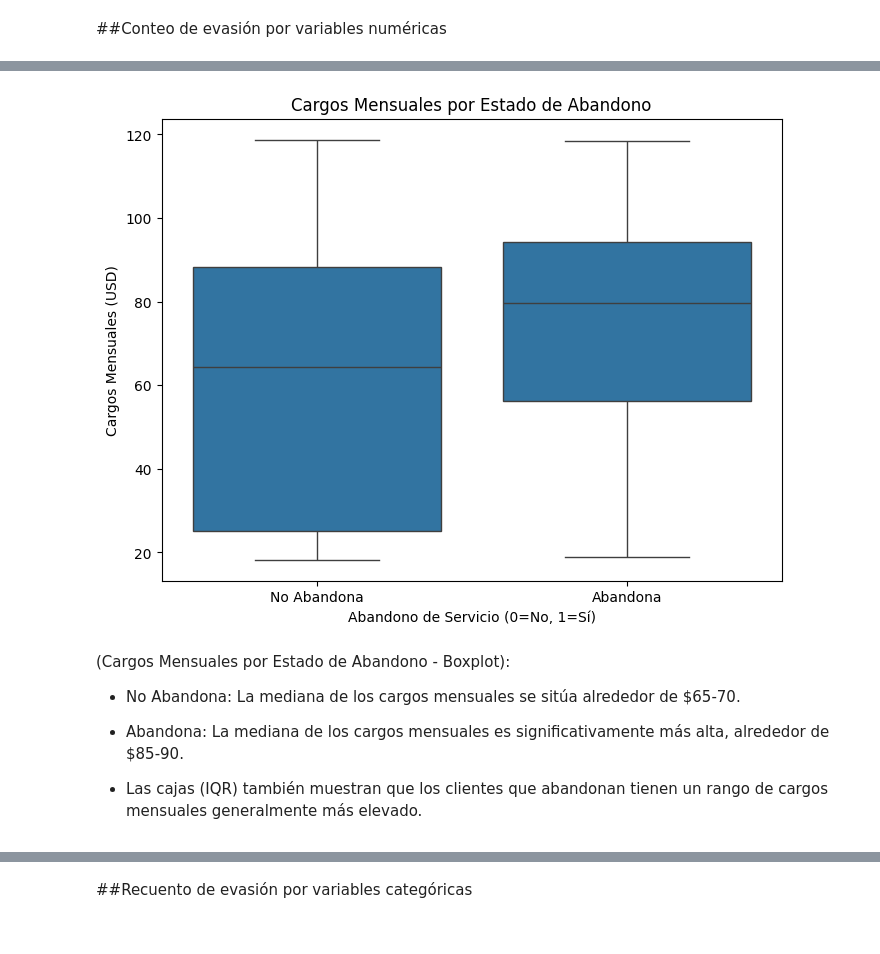
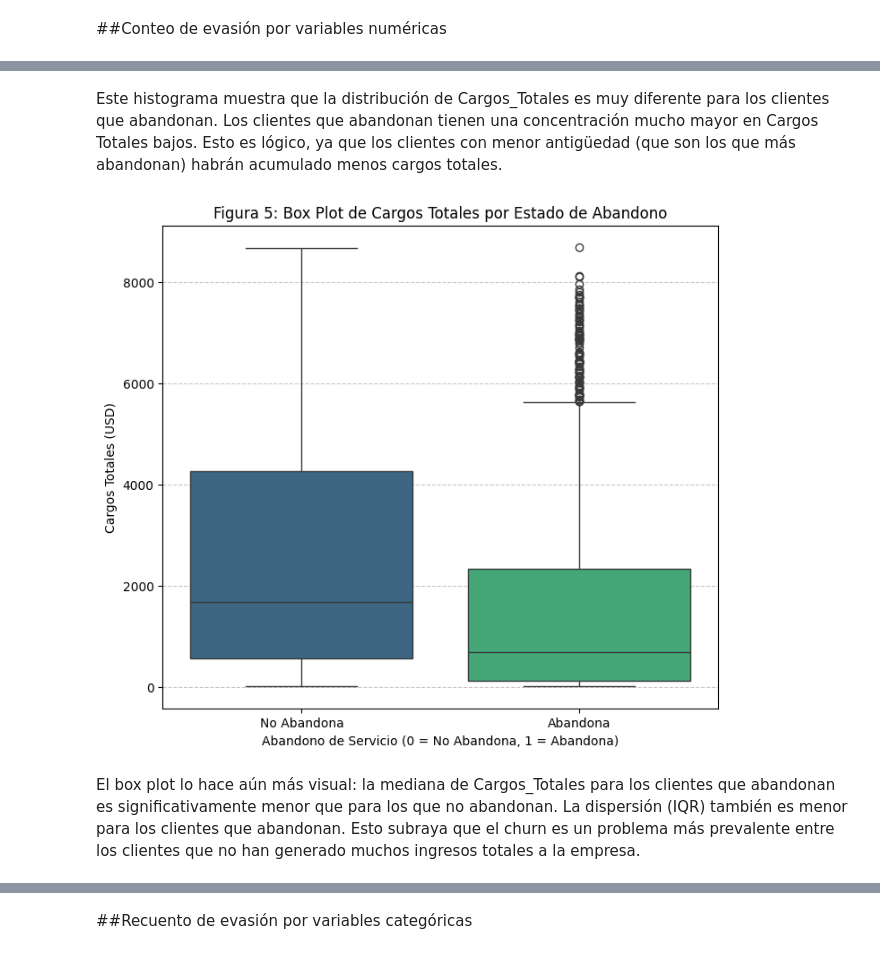
Before and after one commit to Ser2k2/challenge2-data-science-latam, a Jupyter notebook: TelecomX_LATAM.ipynb, the cells around one changed output, grey strips where cells are left out. Cells and saved outputs as stored; diff of their text form; code cells hidden in the pictures.

```diff
--- a/TelecomX_LATAM.ipynb
+++ b/TelecomX_LATAM.ipynb
@@ -1589,19 +1592,20 @@ Insight: La antigüedad del cliente es un predictor extremadamente potente del a
+# %% [markdown]
+Este histograma muestra que la distribución de Cargos_Totales es muy diferente para los clientes que abandonan. Los clientes que abandonan tienen una concentración mucho mayor en Cargos Totales bajos. Esto es lógico, ya que los clientes con menor antigüedad (que son los que más abandonan) habrán acumulado menos cargos totales.
 # %%
-# Ejemplo: Abandono por Cargos_Mensuales_USD (Box Plot)
-plt.figure(figsize=(8, 6))
-sns.boxplot(x='Abandono_Servicio', y='Cargos_Mensuales', data=df_M)
-plt.title('Cargos Mensuales por Estado de Abandono')
-plt.xlabel('Abandono de Servicio (0=No, 1=Sí)')
-plt.ylabel('Cargos Mensuales (USD)')
+plt.figure(figsize=(8, 7))
+
+# La corrección: Asignar 'Abandono_Servicio' (la variable del eje x) a 'hue' y luego ocultar la leyenda.
+sns.boxplot(x='Abandono_Servicio', y='Cargos_Totales', hue='Abandono_Servicio',
+            data=df_M, palette='viridis', legend=False)
+
+plt.title('Figura 5: Box Plot de Cargos Totales por Estado de Abandono')
+plt.xlabel('Abandono de Servicio (0 = No Abandona, 1 = Abandona)')
+plt.ylabel('Cargos Totales (USD)')
 plt.xticks([0, 1], ['No Abandona', 'Abandona'])
+plt.grid(axis='y', linestyle='--', alpha=0.7)
 plt.show()
 # %% [output]
-[figure, old version]
+[figure, new version]
-# %% [markdown]
-(Cargos Mensuales por Estado de Abandono - Boxplot):
-* No Abandona: La mediana de los cargos mensuales se sitúa alrededor de $65-70.
-
-* Abandona: La mediana de los cargos mensuales es significativamente más alta, alrededor de $85-90.
-
-* Las cajas (IQR) también muestran que los clientes que abandonan tienen un rango de cargos mensuales generalmente más elevado.
+# %% [markdown]
+El box plot lo hace aún más visual: la mediana de Cargos_Totales para los clientes que abandonan es significativamente menor que para los que no abandonan. La dispersión (IQR) también es menor para los clientes que abandonan. Esto subraya que el churn es un problema más prevalente entre los clientes que no han generado muchos ingresos totales a la empresa.
 # %%
```
Also changed, not shown: parts of 74 cells of this notebook.
